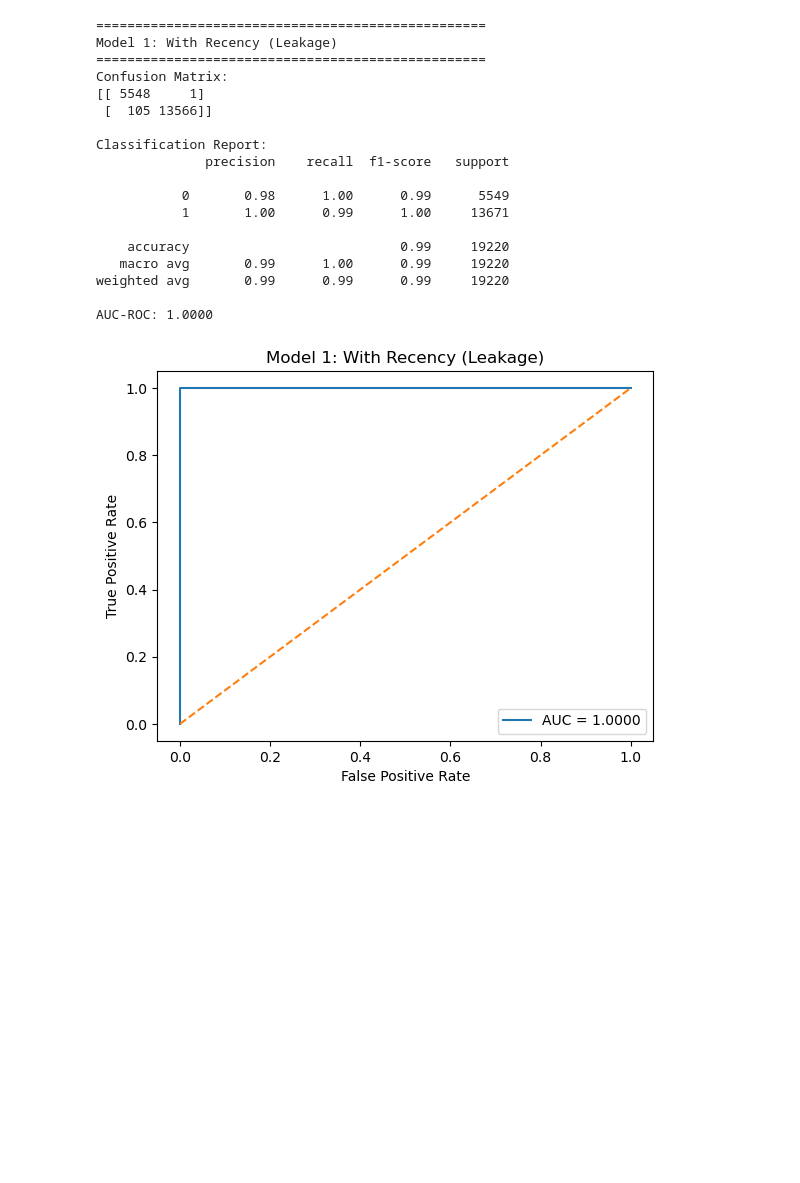
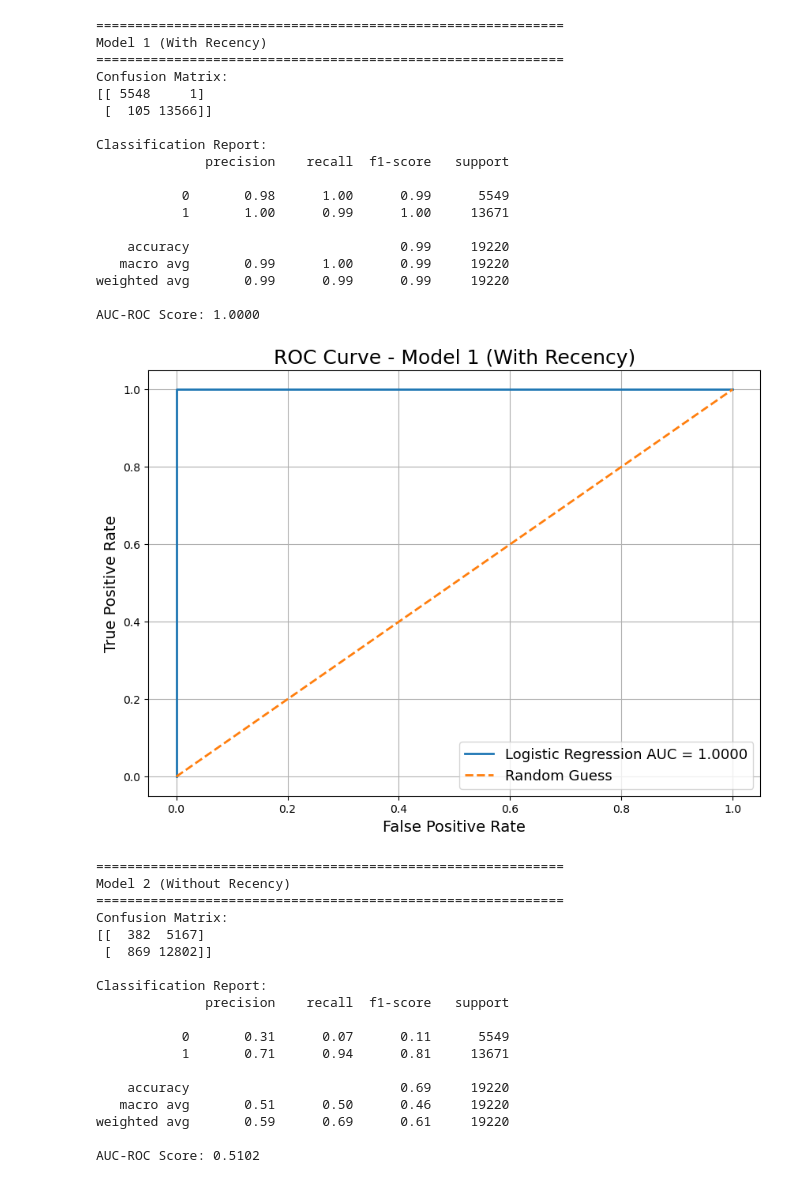
Before and after one commit to asher013/CISC483-683-Final, a Jupyter notebook: logistic_regression/Logistic_Regression_Churn.ipynb, the cells around one changed output. Cells and saved outputs as stored; diff of their text form; code cells hidden in the pictures; blank space fills up the shorter version.

```diff
--- a/logistic_regression/Logistic_Regression_Churn.ipynb
+++ b/logistic_regression/Logistic_Regression_Churn.ipynb
@@ -112,29 +100,51 @@ plt.show()
 # %%
 
-# Model 1: WITH recency (contains leakage)
+result1 = run_model(
+    rfm[['recency', 'frequency', 'monetary']],
+    rfm['churn'],
+    "Model 1 (With Recency)"
+)
 
-
-X1 = rfm[['recency', 'frequency', 'monetary']]
-y = rfm['churn']
-
-auc1 = run_model(X1, y, "Model 1: With Recency (Leakage)")
+result2 = run_model(
+    rfm[['frequency', 'monetary']],
+    rfm['churn'],
+    "Model 2 (Without Recency)"
+)
 # %% [output]
-==================================================
-Model 1: With Recency (Leakage)
-==================================================
+============================================================
+Model 1 (With Recency)
+============================================================
 Confusion Matrix:
 [[ 5548     1]
  [  105 13566]]
 
 Classification Report:
               precision    recall  f1-score   support
 
            0       0.98      1.00      0.99      5549
            1       1.00      0.99      1.00     13671
 
     accuracy                           0.99     19220
    macro avg       0.99      1.00      0.99     19220
 weighted avg       0.99      0.99      0.99     19220
 
-AUC-ROC: 1.0000
+AUC-ROC Score: 1.0000
-[figure, old version]
+[figure, new version]
+============================================================
+Model 2 (Without Recency)
+============================================================
+Confusion Matrix:
+[[  382  5167]
+ [  869 12802]]
+
+Classification Report:
+              precision    recall  f1-score   support
+
+           0       0.31      0.07      0.11      5549
+           1       0.71      0.94      0.81     13671
+
+    accuracy                           0.69     19220
+   macro avg       0.51      0.50      0.46     19220
+weighted avg       0.59      0.69      0.61     19220
+
+AUC-ROC Score: 0.5102
```
Also changed, not shown: parts of 5 cells of this notebook.
